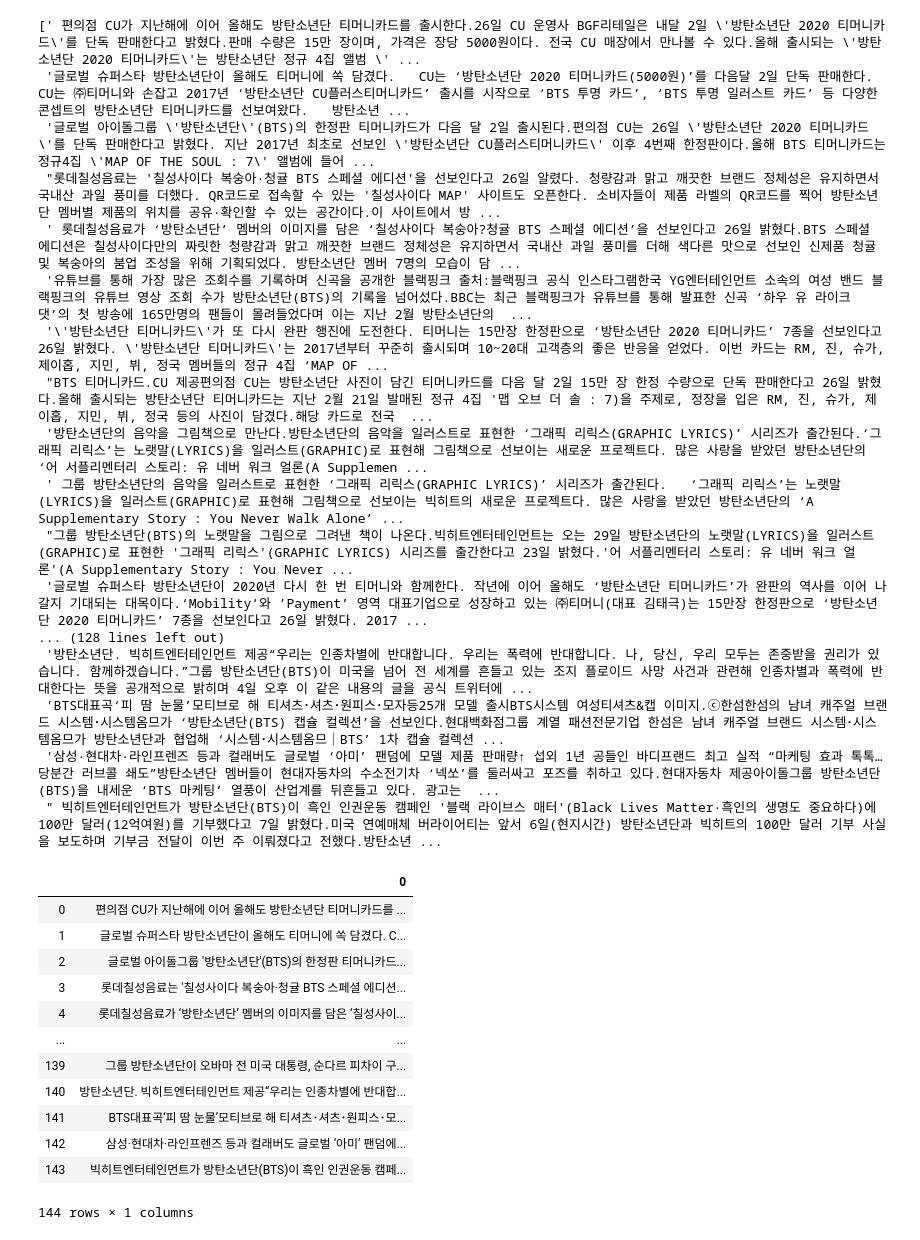
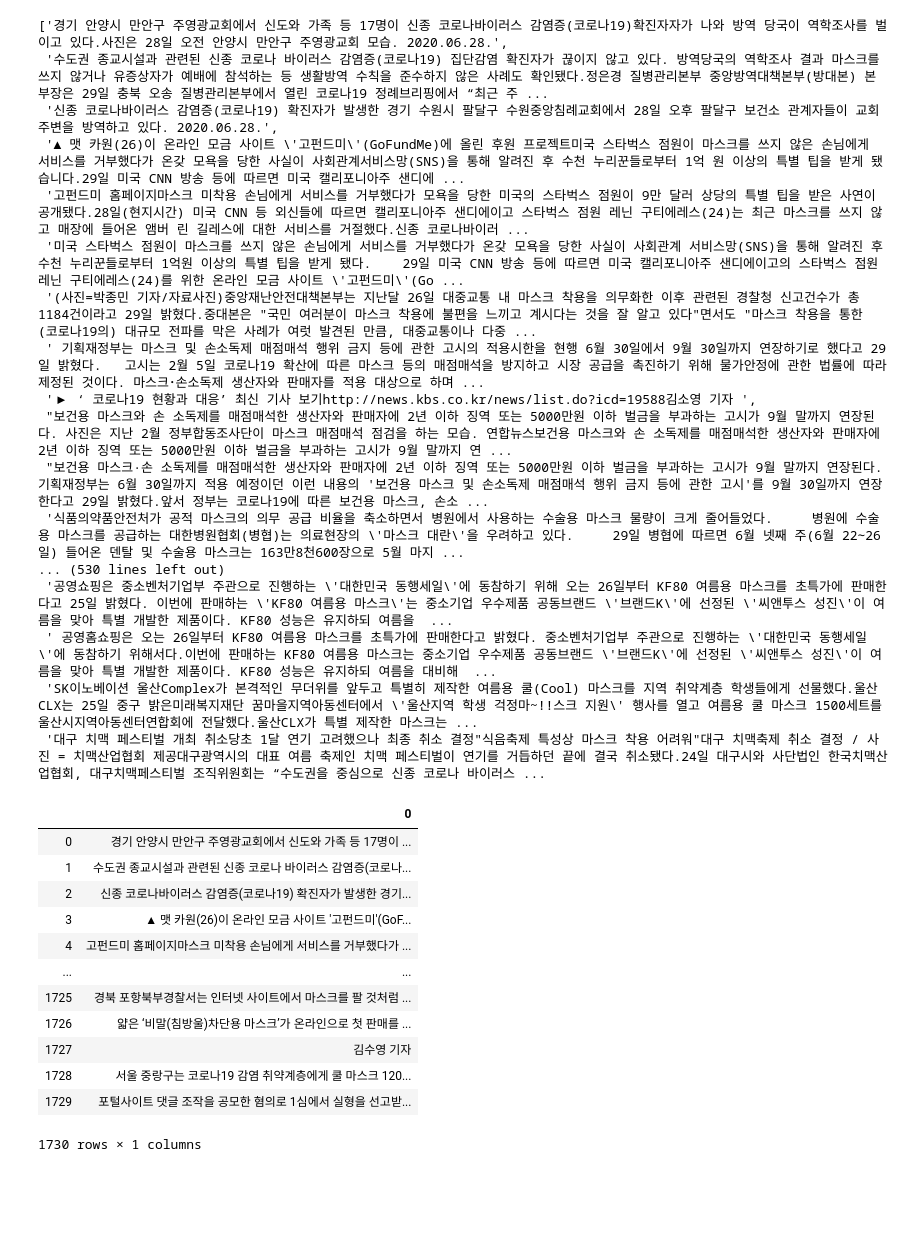
Before and after one commit to sopogen/Project_ThematicInvest, a Jupyter notebook: Delete_useless_contents.ipynb, the cells around one changed output. Drawn from its saved outputs; the diff is of its cells as text; code cells hidden in the pictures; blank space fills up the shorter version.

Commit message:
str contents

```diff
--- a/Delete_useless_contents.ipynb
+++ b/Delete_useless_contents.ipynb
@@ -2,13 +2,13 @@
 import re
 import pandas as pd
 # %%
-txt = pd.read_csv('Data/theme_news_data/방탄소년단.csv', index_col=0)
+txt = pd.read_csv('Data/theme_news_data/마스크.csv', index_col=0)
 # %%
 def delete_useless(contents):
 
-    case1 = re.search('.+?(?=[\.\s\(][a-zA-Z0-9]+?@)', contents)
-    case2 = re.search('.+?(?=▶)', contents)
-    case3 = re.search('.+?(?=\w{3}\s?기자)', contents)
+    case1 = re.search('.+?(?=[\.\s\(][a-zA-Z0-9]+?@)', str(contents))
+    case2 = re.search('.+?(?=▶)', str(contents))
+    case3 = re.search('.+?(?=\w{3}\s?기자)', str(contents))
 
     if case1 != None :
         contents = case1.group()
@@ -17,8 +17,8 @@ def delete_useless(contents):
     elif case3 != None :
         contents = case3.group()
 
-    case4 = re.search('기자 \= (.+)', contents)
-    case5 = re.search('\](.+)', contents)
+    case4 = re.search('기자 \= (.+)', str(contents))
+    case5 = re.search('\](.+)', str(contents))
 
     if case4 != None :
         contents = case4.group(1)
@@ -33,36 +33,38 @@ for i in range(len(txt)):
 # %%
 lst
 # %% [output]
-[' 편의점 CU가 지난해에 이어 올해도 방탄소년단 티머니카드를 출시한다.26일 CU 운영사 BGF리테일은 내달 2일 \'방탄소년단 2020 티머니카드\'를 단독 판매한다고 밝혔다.판매 수량은 15만 장이며, 가격은 장당 5000원이다. 전국 CU 매장에서 만나볼 수 있다.올해 출시되는 \'방탄소년단 2020 티머니카드\'는 방탄소년단 정규 4집 앨범 \' ...
- '글로벌 슈퍼스타 방탄소년단이 올해도 티머니에 쏙 담겼다.   CU는 ‘방탄소년단 2020 티머니카드(5000원)’를 다음달 2일 단독 판매한다.   CU는 ㈜티머니와 손잡고 2017년 ‘방탄소년단 CU플러스티머니카드’ 출시를 시작으로 ‘BTS 투명 카드’, ‘BTS 투명 일러스트 카드’ 등 다양한 콘셉트의 방탄소년단 티머니카드를 선보여왔다.   방탄소년 ...
- '글로벌 아이돌그룹 \'방탄소년단\'(BTS)의 한정판 티머니카드가 다음 달 2일 출시된다.편의점 CU는 26일 \'방탄소년단 2020 티머니카드\'를 단독 판매한다고 밝혔다. 지난 2017년 최초로 선보인 \'방탄소년단 CU플러스티머니카드\' 이후 4번째 한정판이다.올해 BTS 티머니카드는 정규4집 \'MAP OF THE SOUL : 7\' 앨범에 들어 ...
- "롯데칠성음료는 '칠성사이다 복숭아·청귤 BTS 스페셜 에디션'을 선보인다고 26일 알렸다. 청량감과 맑고 깨끗한 브랜드 정체성은 유지하면서 국내산 과일 풍미를 더했다. QR코드로 접속할 수 있는 '칠성사이다 MAP' 사이트도 오픈한다. 소비자들이 제품 라벨의 QR코드를 찍어 방탄소년단 멤버별 제품의 위치를 공유·확인할 수 있는 공간이다.이 사이트에서 방 ...
- ' 롯데칠성음료가 ‘방탄소년단’ 멤버의 이미지를 담은 ‘칠성사이다 복숭아?청귤 BTS 스페셜 에디션’을 선보인다고 26일 밝혔다.BTS 스페셜 에디션은 칠성사이다만의 짜릿한 청량감과 맑고 깨끗한 브랜드 정체성은 유지하면서 국내산 과일 풍미를 더해 색다른 맛으로 선보인 신제품 청귤 및 복숭아의 붐업 조성을 위해 기획되었다. 방탄소년단 멤버 7명의 모습이 담 ...
- '유튜브를 통해 가장 많은 조회수를 기록하며 신곡을 공개한 블랙핑크 출처:블랙핑크 공식 인스타그램한국 YG엔터테인먼트 소속의 여성 밴드 블랙핑크의 유튜브 영상 조회 수가 방탄소년단(BTS)의 기록을 넘어섰다.BBC는 최근 블랙핑크가 유튜브를 통해 발표한 신곡 ‘하우 유 라이크 댓’의 첫 방송에 165만명의 팬들이 몰려들었다며 이는 지난 2월 방탄소년단의  ...
- '\'방탄소년단 티머니카드\'가 또 다시 완판 행진에 도전한다. 티머니는 15만장 한정판으로 ‘방탄소년단 2020 티머니카드’ 7종을 선보인다고 26일 밝혔다. \'방탄소년단 티머니카드\'는 2017년부터 꾸준히 출시되며 10~20대 고객층의 좋은 반응을 얻었다. 이번 카드는 RM, 진, 슈가, 제이홉, 지민, 뷔, 정국 멤버들의 정규 4집 ‘MAP OF ...
- "BTS 티머니카드.CU 제공편의점 CU는 방탄소년단 사진이 담긴 티머니카드를 다음 달 2일 15만 장 한정 수량으로 단독 판매한다고 26일 밝혔다.올해 출시되는 방탄소년단 티머니카드는 지난 2월 21일 발매된 정규 4집 '맵 오브 더 솔 : 7)을 주제로, 정장을 입은 RM, 진, 슈가, 제이홉, 지민, 뷔, 정국 등의 사진이 담겼다.해당 카드로 전국  ...
- '방탄소년단의 음악을 그림책으로 만난다.방탄소년단의 음악을 일러스트로 표현한 ‘그래픽 리릭스(GRAPHIC LYRICS)’ 시리즈가 출간된다.‘그래픽 리릭스’는 노랫말(LYRICS)을 일러스트(GRAPHIC)로 표현해 그림책으로 선보이는 새로운 프로젝트다. 많은 사랑을 받았던 방탄소년단의 ‘어 서플리멘터리 스토리: 유 네버 워크 얼론(A Supplemen ...
- ' 그룹 방탄소년단의 음악을 일러스트로 표현한 ‘그래픽 리릭스(GRAPHIC LYRICS)’ 시리즈가 출간된다.   ‘그래픽 리릭스’는 노랫말(LYRICS)을 일러스트(GRAPHIC)로 표현해 그림책으로 선보이는 빅히트의 새로운 프로젝트다. 많은 사랑을 받았던 방탄소년단의 ‘A Supplementary Story : You Never Walk Alone’ ...
- "그룹 방탄소년단(BTS)의 노랫말을 그림으로 그려낸 책이 나온다.빅히트엔터테인먼트는 오는 29일 방탄소년단의 노랫말(LYRICS)을 일러스트(GRAPHIC)로 표현한 '그래픽 리릭스'(GRAPHIC LYRICS) 시리즈를 출간한다고 23일 밝혔다.'어 서플리멘터리 스토리: 유 네버 워크 얼론'(A Supplementary Story : You Never ...
- '글로벌 슈퍼스타 방탄소년단이 2020년 다시 한 번 티머니와 함께한다. 작년에 이어 올해도 ‘방탄소년단 티머니카드’가 완판의 역사를 이어 나갈지 기대되는 대목이다.‘Mobility‘와 ’Payment’ 영역 대표기업으로 성장하고 있는 ㈜티머니(대표 김태극)는 15만장 한정판으로 ‘방탄소년단 2020 티머니카드’ 7종을 선보인다고 26일 밝혔다. 2017 ...
-... (128 lines left out)
- '방탄소년단. 빅히트엔터테인먼트 제공“우리는 인종차별에 반대합니다. 우리는 폭력에 반대합니다. 나, 당신, 우리 모두는 존중받을 권리가 있습니다. 함께하겠습니다.”그룹 방탄소년단(BTS)이 미국을 넘어 전 세계를 흔들고 있는 조지 플로이드 사망 사건과 관련해 인종차별과 폭력에 반대한다는 뜻을 공개적으로 밝히며 4일 오후 이 같은 내용의 글을 공식 트위터에 ...
- 'BTS대표곡‘피 땀 눈물’모티브로 해 티셔츠･셔츠･원피스･모자등25개 모델 출시BTS시스템 여성티셔츠&캡 이미지.ⓒ한섬한섬의 남녀 캐주얼 브랜드 시스템･시스템옴므가 ‘방탄소년단(BTS) 캡슐 컬렉션’을 선보인다.현대백화점그룹 계열 패션전문기업 한섬은 남녀 캐주얼 브랜드 시스템･시스템옴므가 방탄소년단과 협업해 ‘시스템･시스템옴므｜BTS’ 1차 캡슐 컬렉션 ...
- '삼성·현대차·라인프렌즈 등과 컬래버도 글로벌 ‘아미’ 팬덤에 모델 제품 판매량↑ 섭외 1년 공들인 바디프랜드 최고 실적 “마케팅 효과 톡톡… 당분간 러브콜 쇄도”방탄소년단 멤버들이 현대자동차의 수소전기차 ‘넥쏘’를 둘러싸고 포즈를 취하고 있다.현대자동차 제공아이돌그룹 방탄소년단(BTS)을 내세운 ‘BTS 마케팅’ 열풍이 산업계를 뒤흔들고 있다. 광고는  ...
- " 빅히트엔터테인먼트가 방탄소년단(BTS)이 흑인 인권운동 캠페인 '블랙 라이브스 매터'(Black Lives Matter·흑인의 생명도 중요하다)에 100만 달러(12억여원)를 기부했다고 7일 밝혔다.미국 연예매체 버라이어티는 앞서 6일(현지시간) 방탄소년단과 빅히트의 100만 달러 기부 사실을 보도하며 기부금 전달이 이번 주 이뤄졌다고 전했다.방탄소년 ...
+['경기 안양시 만안구 주영광교회에서 신도와 가족 등 17명이 신종 코로나바이러스 감염증(코로나19)확진자자가 나와 방역 당국이 역학조사를 벌이고 있다.사진은 28일 오전 안양시 만안구 주영광교회 모습. 2020.06.28.',
+ '수도권 종교시설과 관련된 신종 코로나 바이러스 감염증(코로나19) 집단감염 확진자가 끊이지 않고 있다. 방역당국의 역학조사 결과 마스크를 쓰지 않거나 유증상자가 예배에 참석하는 등 생활방역 수칙을 준수하지 않은 사례도 확인됐다.정은경 질병관리본부 중앙방역대책본부(방대본) 본부장은 29일 충북 오송 질병관리본부에서 열린 코로나19 정례브리핑에서 “최근 주 ...
+ '신종 코로나바이러스 감염증(코로나19) 확진자가 발생한 경기 수원시 팔달구 수원중앙침례교회에서 28일 오후 팔달구 보건소 관계자들이 교회 주변을 방역하고 있다. 2020.06.28.',
+ '▲ 맷 카원(26)이 온라인 모금 사이트 \'고펀드미\'(GoFundMe)에 올린 후원 프로젝트미국 스타벅스 점원이 마스크를 쓰지 않은 손님에게 서비스를 거부했다가 온갖 모욕을 당한 사실이 사회관계서비스망(SNS)을 통해 알려진 후 수천 누리꾼들로부터 1억 원 이상의 특별 팁을 받게 됐습니다.29일 미국 CNN 방송 등에 따르면 미국 캘리포니아주 샌디에 ...
+ '고펀드미 홈페이지마스크 미착용 손님에게 서비스를 거부했다가 모욕을 당한 미국의 스타벅스 점원이 9만 달러 상당의 특별 팁을 받은 사연이 공개됐다.28일(현지시간) 미국 CNN 등 외신들에 따르면 캘리포니아주 샌디에이고 스타벅스 점원 레닌 구티에레스(24)는 최근 마스크를 쓰지 않고 매장에 들어온 앰버 린 길레스에 대한 서비스를 거절했다.신종 코로나바이러 ...
+ '미국 스타벅스 점원이 마스크를 쓰지 않은 손님에게 서비스를 거부했다가 온갖 모욕을 당한 사실이 사회관계 서비스망(SNS)을 통해 알려진 후 수천 누리꾼들로부터 1억원 이상의 특별 팁을 받게 됐다.    29일 미국 CNN 방송 등에 따르면 미국 캘리포니아주 샌디에이고의 스타벅스 점원 레닌 구티에레스(24)를 위한 온라인 모금 사이트 \'고펀드미\'(Go ...
+ '(사진=박종민 기자/자료사진)중앙재난안전대책본부는 지난달 26일 대중교통 내 마스크 착용을 의무화한 이후 관련된 경찰청 신고건수가 총 1184건이라고 29일 밝혔다.중대본은 "국민 여러분이 마스크 착용에 불편을 느끼고 계시다는 것을 잘 알고 있다"면서도 "마스크 착용을 통한 (코로나19의) 대규모 전파를 막은 사례가 여럿 발견된 만큼, 대중교통이나 다중 ...
+ ' 기획재정부는 마스크 및 손소독제 매점매석 행위 금지 등에 관한 고시의 적용시한을 현행 6월 30일에서 9월 30일까지 연장하기로 했다고 29일 밝혔다.   고시는 2월 5일 코로나19 확산에 따른 마스크 등의 매점매석을 방지하고 시장 공급을 촉진하기 위해 물가안정에 관한 법률에 따라 제정된 것이다. 마스크･손소독제 생산자와 판매자를 적용 대상으로 하며 ...
+ '▶ ‘ 코로나19 현황과 대응’ 최신 기사 보기http://news.kbs.co.kr/news/list.do?icd=19588김소영 기자 ',
+ "보건용 마스크와 손 소독제를 매점매석한 생산자와 판매자에 2년 이하 징역 또는 5000만원 이하 벌금을 부과하는 고시가 9월 말까지 연장된다. 사진은 지난 2월 정부합동조사단이 마스크 매점매석 점검을 하는 모습. 연합뉴스보건용 마스크와 손 소독제를 매점매석한 생산자와 판매자에 2년 이하 징역 또는 5000만원 이하 벌금을 부과하는 고시가 9월 말까지 연 ...
+ "보건용 마스크·손 소독제를 매점매석한 생산자와 판매자에 2년 이하 징역 또는 5000만원 이하 벌금을 부과하는 고시가 9월 말까지 연장된다.기획재정부는 6월 30일까지 적용 예정이던 이런 내용의 '보건용 마스크 및 손소독제 매점매석 행위 금지 등에 관한 고시'를 9월 30일까지 연장한다고 29일 밝혔다.앞서 정부는 코로나19에 따른 보건용 마스크, 손소 ...
+ '식품의약품안전처가 공적 마스크의 의무 공급 비율을 축소하면서 병원에서 사용하는 수술용 마스크 물량이 크게 줄어들었다.     병원에 수술용 마스크를 공급하는 대한병원협회(병협)는 의료현장의 \'마스크 대란\'을 우려하고 있다.     29일 병협에 따르면 6월 넷째 주(6월 22∼26일) 들어온 덴탈 및 수술용 마스크는 163만8천600장으로 5월 마지 ...
+... (530 lines left out)
+ '공영쇼핑은 중소벤처기업부 주관으로 진행하는 \'대한민국 동행세일\'에 동참하기 위해 오는 26일부터 KF80 여름용 마스크를 초특가에 판매한다고 25일 밝혔다. 이번에 판매하는 \'KF80 여름용 마스크\'는 중소기업 우수제품 공동브랜드 \'브랜드K\'에 선정된 \'씨앤투스 성진\'이 여름을 맞아 특별 개발한 제품이다. KF80 성능은 유지하되 여름을  ...
+ ' 공영홈쇼핑은 오는 26일부터 KF80 여름용 마스크를 초특가에 판매한다고 밝혔다. 중소벤처기업부 주관으로 진행하는 \'대한민국 동행세일\'에 동참하기 위해서다.이번에 판매하는 KF80 여름용 마스크는 중소기업 우수제품 공동브랜드 \'브랜드K\'에 선정된 \'씨앤투스 성진\'이 여름을 맞아 특별 개발한 제품이다. KF80 성능은 유지하되 여름을 대비해  ...
+ 'SK이노베이션 울산Complex가 본격적인 무더위를 앞두고 특별히 제작한 여름용 쿨(Cool) 마스크를 지역 취약계층 학생들에게 선물했다.울산CLX는 25일 중구 밝은미래복지재단 꿈마을지역아동센터에서 \'울산지역 학생 걱정마~!!스크 지원\' 행사를 열고 여름용 쿨 마스크 1500세트를 울산시지역아동센터연합회에 전달했다.울산CLX가 특별 제작한 마스크는 ...
+ '대구 치맥 페스티벌 개최 취소당초 1달 연기 고려했으나 최종 취소 결정"식음축제 특성상 마스크 착용 어려워"대구 치맥축제 취소 결정 / 사진 = 치맥산업협회 제공대구광역시의 대표 여름 축제인 치맥 페스티벌이 연기를 거듭하던 끝에 결국 취소됐다.24일 대구시와 사단법인 한국치맥산업협회, 대구치맥페스티벌 조직위원회는 “수도권을 중심으로 신종 코로나 바이러스 ...
 # %%
 final = pd.DataFrame(lst)
-# %% [output]
-|  | 0 |
-| 0 | 편의점 CU가 지난해에 이어 올해도 방탄소년단 티머니카드를 ... |
-| 1 | 글로벌 슈퍼스타 방탄소년단이 올해도 티머니에 쏙 담겼다. C... |
-| 2 | 글로벌 아이돌그룹 '방탄소년단'(BTS)의 한정판 티머니카드... |
-| 3 | 롯데칠성음료는 '칠성사이다 복숭아·청귤 BTS 스페셜 에디션... |
-| 4 | 롯데칠성음료가 ‘방탄소년단’ 멤버의 이미지를 담은 ‘칠성사이... |
-| ... | ... |
-| 139 | 그룹 방탄소년단이 오바마 전 미국 대통령, 순다르 피차이 구... |
-| 140 | 방탄소년단. 빅히트엔터테인먼트 제공“우리는 인종차별에 반대합... |
-| 141 | BTS대표곡‘피 땀 눈물’모티브로 해 티셔츠･셔츠･원피스･모... |
-| 142 | 삼성·현대차·라인프렌즈 등과 컬래버도 글로벌 ‘아미’ 팬덤에... |
-| 143 | 빅히트엔터테인먼트가 방탄소년단(BTS)이 흑인 인권운동 캠페... |
-144 rows × 1 columns
+# %%
+final
+# %% [output]
+|  | 0 |
+| 0 | 경기 안양시 만안구 주영광교회에서 신도와 가족 등 17명이 ... |
+| 1 | 수도권 종교시설과 관련된 신종 코로나 바이러스 감염증(코로나... |
+| 2 | 신종 코로나바이러스 감염증(코로나19) 확진자가 발생한 경기... |
+| 3 | ▲ 맷 카원(26)이 온라인 모금 사이트 '고펀드미'(GoF... |
+| 4 | 고펀드미 홈페이지마스크 미착용 손님에게 서비스를 거부했다가 ... |
+| ... | ... |
+| 1725 | 경북 포항북부경찰서는 인터넷 사이트에서 마스크를 팔 것처럼 ... |
+| 1726 | 얇은 ‘비말(침방울)차단용 마스크’가 온라인으로 첫 판매를 ... |
+| 1727 | 김수영 기자 |
+| 1728 | 서울 중랑구는 코로나19 감염 취약계층에게 쿨 마스크 120... |
+| 1729 | 포털사이트 댓글 조작을 공모한 혐의로 1심에서 실형을 선고받... |
+1730 rows × 1 columns
```
Also changed, not shown: 5 other files.
